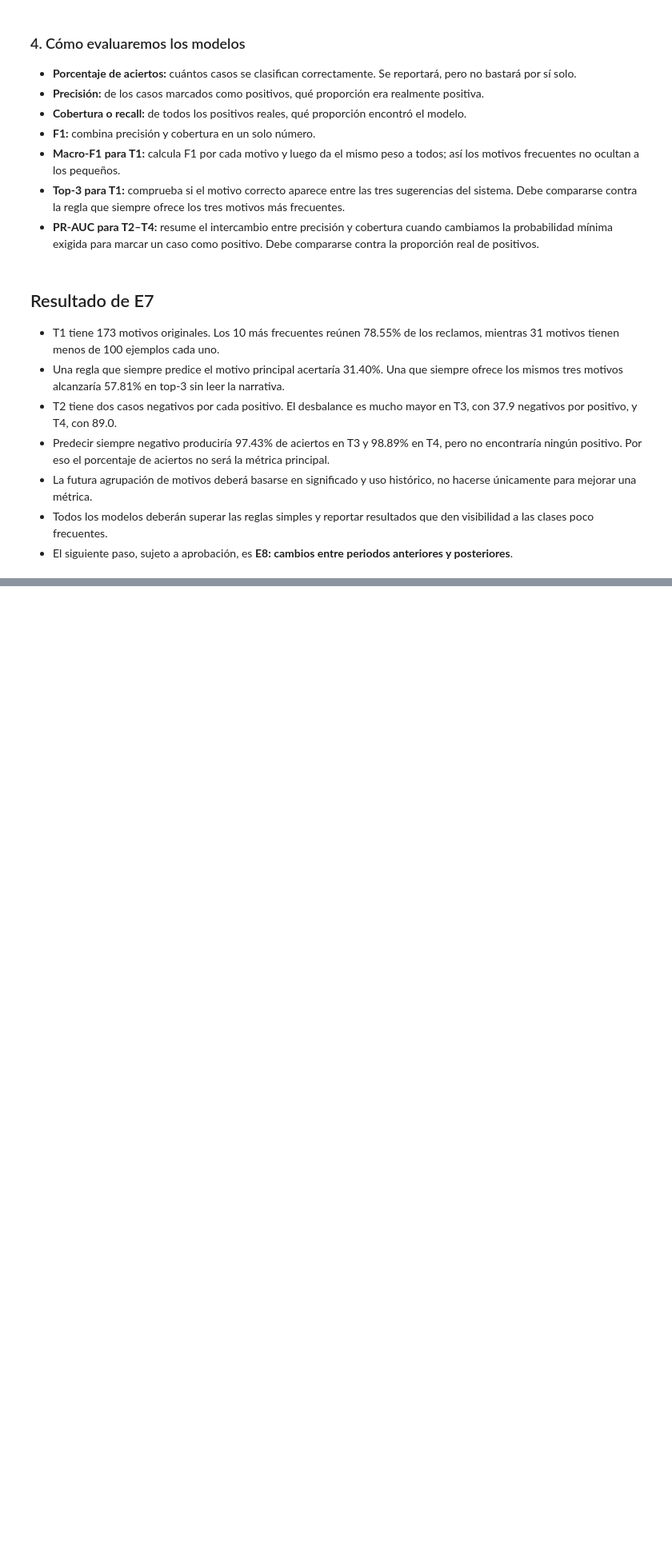
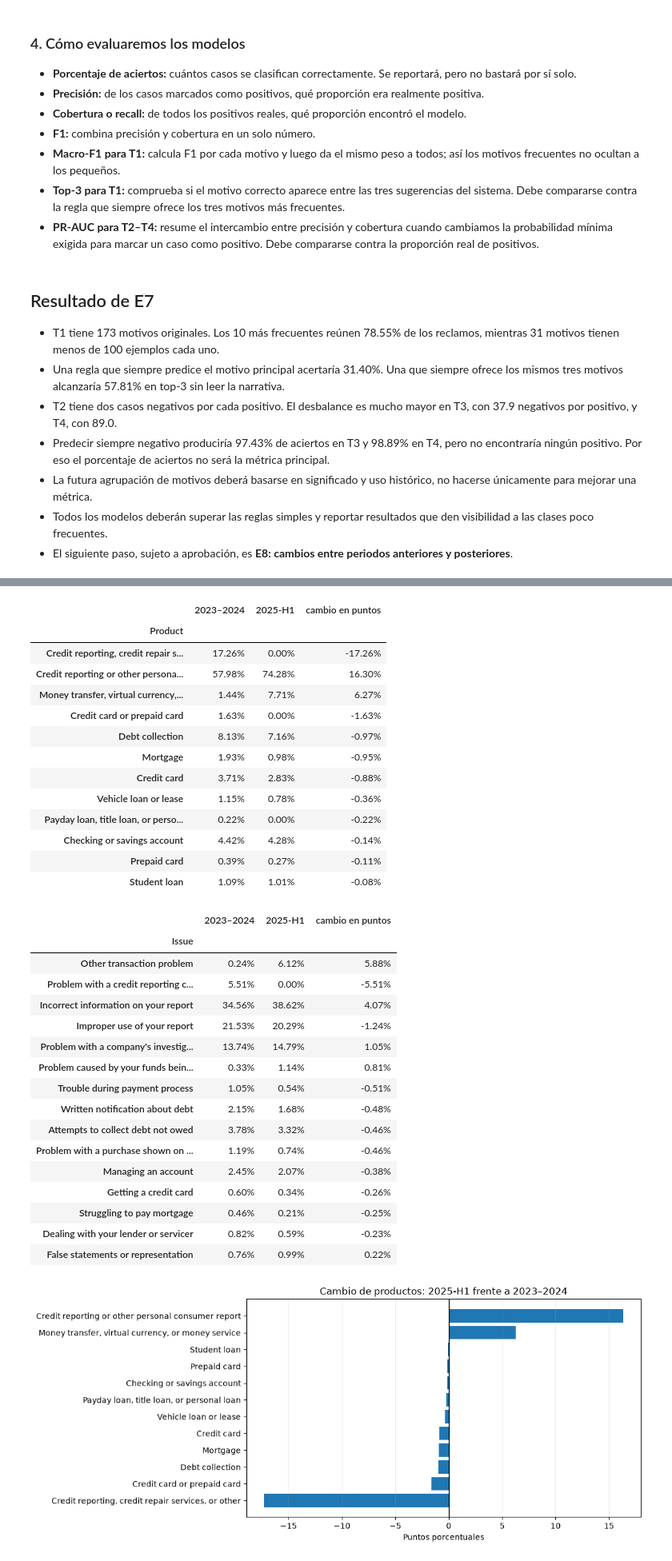
Before and after one commit to Codenid/capstone-claims-triage, a Jupyter notebook: notebooks/01_eda.ipynb, the cells around one changed output, grey strips where cells are left out. Shown at 80% size. Drawn from its saved outputs; the diff is of its cells as text; code cells hidden in the pictures; blank space fills up the shorter version.

Commit message:
Analyze temporal data shifts

```diff
--- a/notebooks/01_eda.ipynb
+++ b/notebooks/01_eda.ipynb
@@ -1377,0 +1419,9 @@ display(naive_table)
+# %%
+temporal_columns = [
+    "Product", "Issue",
+    "Company response to consumer", "Timely response?",
+]
+temporal_data = pd.read_parquet(RAW_PATH, columns=temporal_columns, dtype_backend="pyarrow")
+temporal_data["period"] = period
+analysis_data = temporal_data[temporal_data["period"].isin(analysis_periods)].copy()
+analysis_data.shape
@@ -1377,0 +1471,68 @@ display(naive_table)
+# %%
+def period_shares(column):
+    counts = pd.crosstab(analysis_data["period"], analysis_data[column])
+    counts = counts.reindex(analysis_periods, fill_value=0)
+    return counts.div(counts.sum(axis=1), axis=0) * 100
+
+product_shares = period_shares("Product")
+issue_shares = period_shares("Issue")
+
+def largest_changes(shares, count=12):
+    result = pd.DataFrame({
+        "2023–2024": shares.loc[analysis_periods[1]],
+        "2025-H1": shares.loc[analysis_periods[2]],
+    })
+    result["cambio en puntos"] = result["2025-H1"] - result["2023–2024"]
+    return result.reindex(result["cambio en puntos"].abs().sort_values(ascending=False).index).head(count)
+
+product_changes = largest_changes(product_shares)
+issue_changes = largest_changes(issue_shares, count=15)
+product_change_display = product_changes.copy()
+issue_change_display = issue_changes.copy()
+for column in product_change_display.columns:
+    product_change_display[column] = product_change_display[column].map("{:.2f}%".format)
+for column in issue_change_display.columns:
+    issue_change_display[column] = issue_change_display[column].map("{:.2f}%".format)
+display(product_change_display)
+display(issue_change_display)
+
+plot_data = product_changes.sort_values("cambio en puntos")
+fig, ax = plt.subplots(figsize=(9, 5))
+ax.barh(plot_data.index.str.slice(0, 50), plot_data["cambio en puntos"])
+ax.axvline(0, color="black", linewidth=1)
+ax.set(title="Cambio de productos: 2025-H1 frente a 2023–2024", xlabel="Puntos porcentuales", ylabel="")
+ax.grid(axis="x", alpha=0.25)
+plt.show()
+# %% [output]
+|  | 2023–2024 | 2025-H1 | cambio en puntos |
+| Product |  |  |  |
+| Credit reporting, credit repair s... | 17.26% | 0.00% | -17.26% |
+| Credit reporting or other persona... | 57.98% | 74.28% | 16.30% |
+| Money transfer, virtual currency,... | 1.44% | 7.71% | 6.27% |
+| Credit card or prepaid card | 1.63% | 0.00% | -1.63% |
+| Debt collection | 8.13% | 7.16% | -0.97% |
+| Mortgage | 1.93% | 0.98% | -0.95% |
+| Credit card | 3.71% | 2.83% | -0.88% |
+| Vehicle loan or lease | 1.15% | 0.78% | -0.36% |
+| Payday loan, title loan, or perso... | 0.22% | 0.00% | -0.22% |
+| Checking or savings account | 4.42% | 4.28% | -0.14% |
+| Prepaid card | 0.39% | 0.27% | -0.11% |
+| Student loan | 1.09% | 1.01% | -0.08% |
+|  | 2023–2024 | 2025-H1 | cambio en puntos |
+| Issue |  |  |  |
+| Other transaction problem | 0.24% | 6.12% | 5.88% |
+| Problem with a credit reporting c... | 5.51% | 0.00% | -5.51% |
+| Incorrect information on your report | 34.56% | 38.62% | 4.07% |
+| Improper use of your report | 21.53% | 20.29% | -1.24% |
+| Problem with a company's investig... | 13.74% | 14.79% | 1.05% |
+| Problem caused by your funds bein... | 0.33% | 1.14% | 0.81% |
+| Trouble during payment process | 1.05% | 0.54% | -0.51% |
+| Written notification about debt | 2.15% | 1.68% | -0.48% |
+| Attempts to collect debt not owed | 3.78% | 3.32% | -0.46% |
+| Problem with a purchase shown on ... | 1.19% | 0.74% | -0.46% |
+| Managing an account | 2.45% | 2.07% | -0.38% |
+| Getting a credit card | 0.60% | 0.34% | -0.26% |
+| Struggling to pay mortgage | 0.46% | 0.21% | -0.25% |
+| Dealing with your lender or servicer | 0.82% | 0.59% | -0.23% |
+| False statements or representation | 0.76% | 0.99% | 0.22% |
+[figure, added]
```
Also changed, not shown: parts of 10 cells of this notebook.
